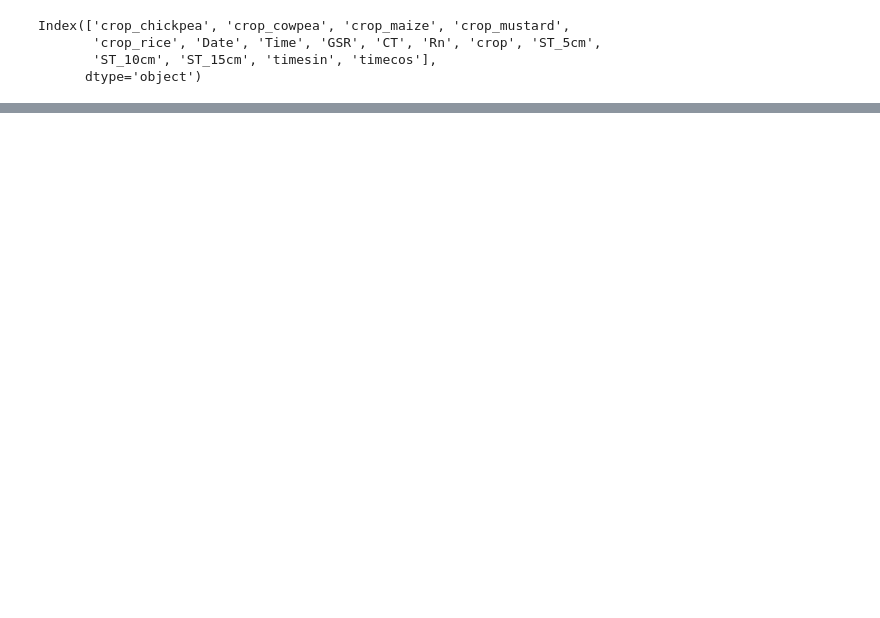
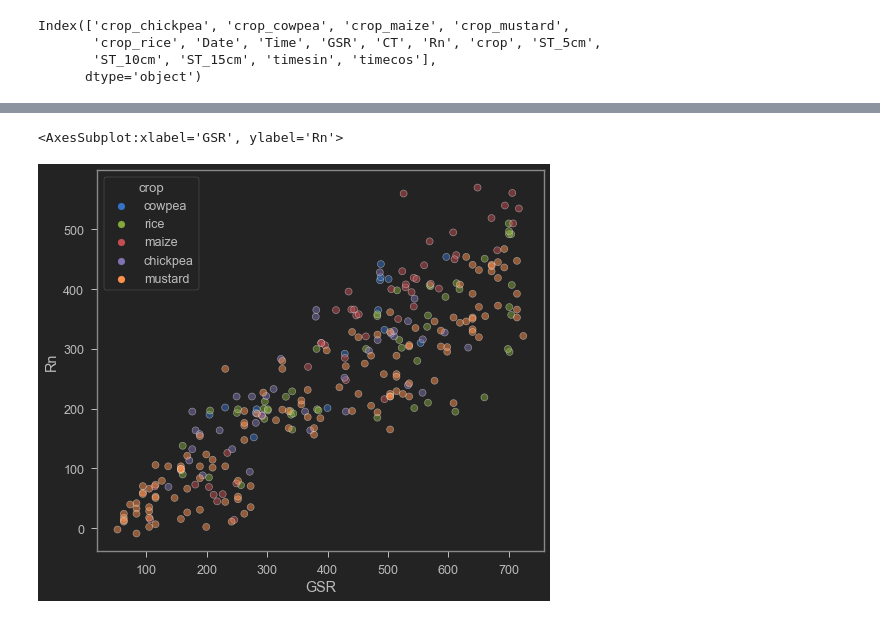
Before and after one commit to HimanshuMittal01/crop-radiation-prediction, a Jupyter notebook: notebooks/second_wave_visualize.ipynb, the cells around one changed output, grey strips where cells are left out. Drawn from its saved outputs; the diff is of its cells as text; code cells hidden in the pictures; blank space fills up the shorter version.

```diff
--- a/notebooks/second_wave_visualize.ipynb
+++ b/notebooks/second_wave_visualize.ipynb
@@ -32,0 +63,11 @@ sns.scatterplot(x='GSR', y='Rn', data=data, hue='crop')
+# %%
+new_data = data[(data['GSR']<300) | (data['Rn']>150)]
+new_data = new_data[(new_data['Rn']<500) | (new_data['crop']!='cowpea')]
+new_data = new_data[(new_data['Rn']<400) | (new_data['GSR']>500) | (new_data['crop']!='rice')]
+new_data = new_data[(new_data['Rn']<300) | (new_data['GSR']>375)]
+# new_data = new_data[(new_data['Rn']>90) | (new_data['GSR']<150) | (new_data['crop']!='mustard')]
+# %%
+sns.scatterplot(x='GSR', y='Rn', data=new_data, hue='crop', alpha=0.5)
+# %% [output]
+<AxesSubplot:xlabel='GSR', ylabel='Rn'>
+[figure, added]
```
Also changed, not shown: parts of 5 cells of this notebook, 3 other files.
